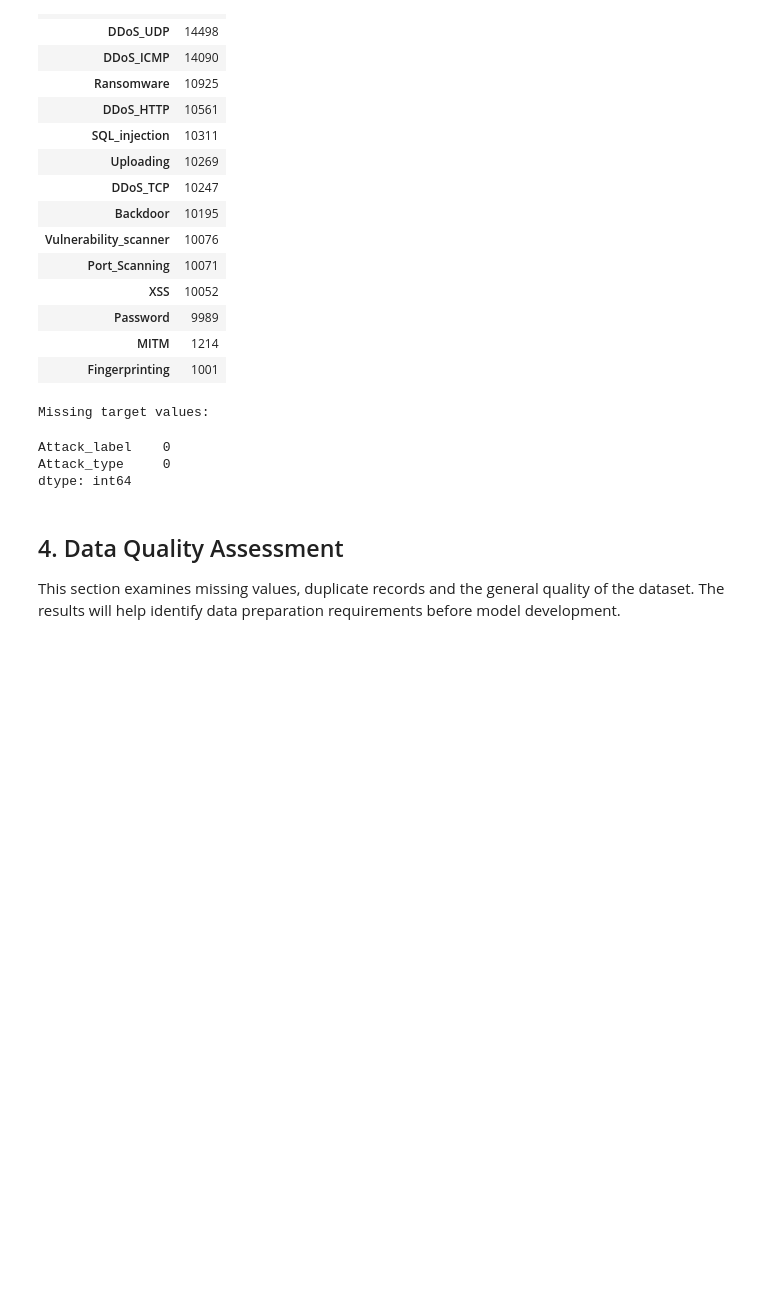
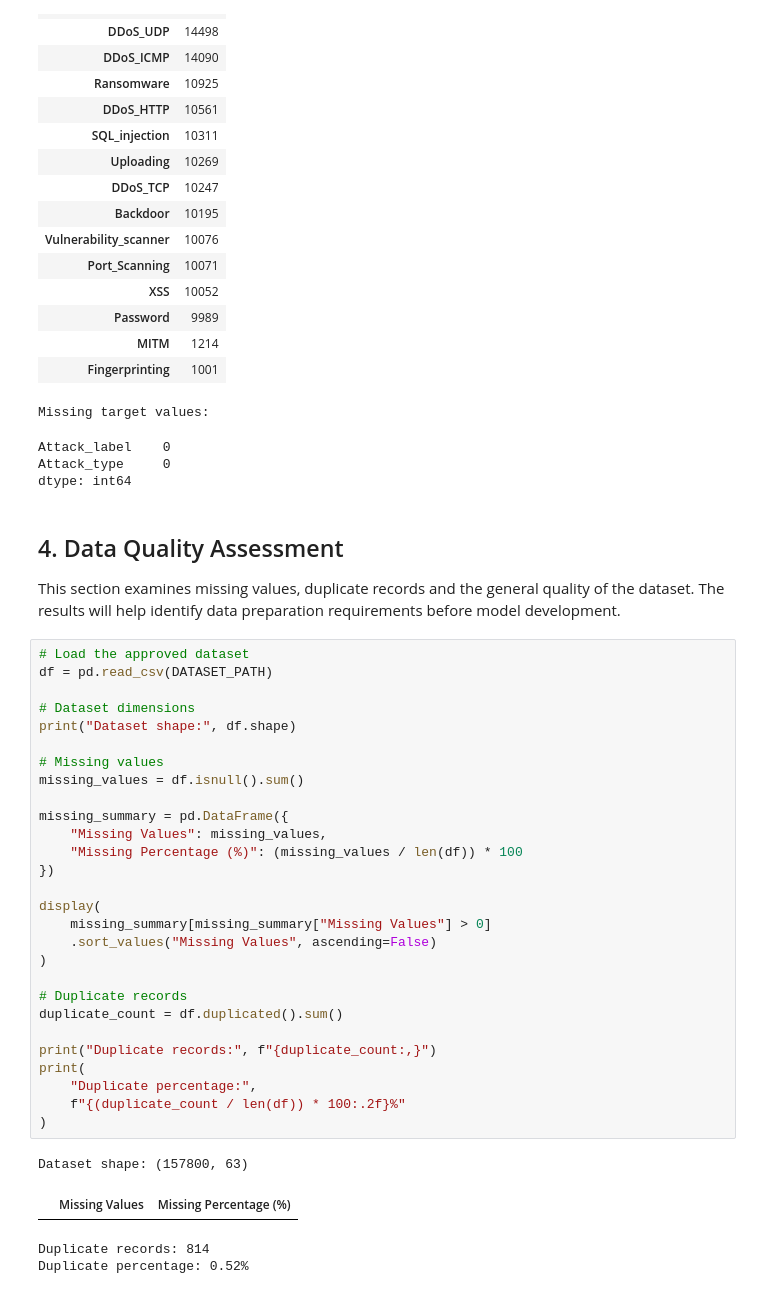
Before and after one commit to Agumekenneth/Data-Science-Final-year-Project--Prototype-1, a Jupyter notebook: IoT.ipynb, the cells around one changed output. Drawn from its saved outputs; the diff is of its cells as text; blank space fills up the shorter version.

```diff
--- a/IoT.ipynb
+++ b/IoT.ipynb
@@ -260,3 +260,36 @@ dtype: int64
 ## 4. Data Quality Assessment
 
 This section examines missing values, duplicate records and the general quality of the dataset. The results will help identify data preparation requirements before model development.
+# %%
+# Load the approved dataset
+df = pd.read_csv(DATASET_PATH)
+
+# Dataset dimensions
+print("Dataset shape:", df.shape)
+
+# Missing values
+missing_values = df.isnull().sum()
+
+missing_summary = pd.DataFrame({
+    "Missing Values": missing_values,
+    "Missing Percentage (%)": (missing_values / len(df)) * 100
+})
+
+display(
+    missing_summary[missing_summary["Missing Values"] > 0]
+    .sort_values("Missing Values", ascending=False)
+)
+
+# Duplicate records
+duplicate_count = df.duplicated().sum()
+
+print("Duplicate records:", f"{duplicate_count:,}")
+print(
+    "Duplicate percentage:",
+    f"{(duplicate_count / len(df)) * 100:.2f}%"
+)
+# %% [output]
+Dataset shape: (157800, 63)
+|  | Missing Values | Missing Percentage (%) |
+Duplicate records: 814
+Duplicate percentage: 0.52%
```
Also changed, not shown: parts of 3 cells of this notebook.
